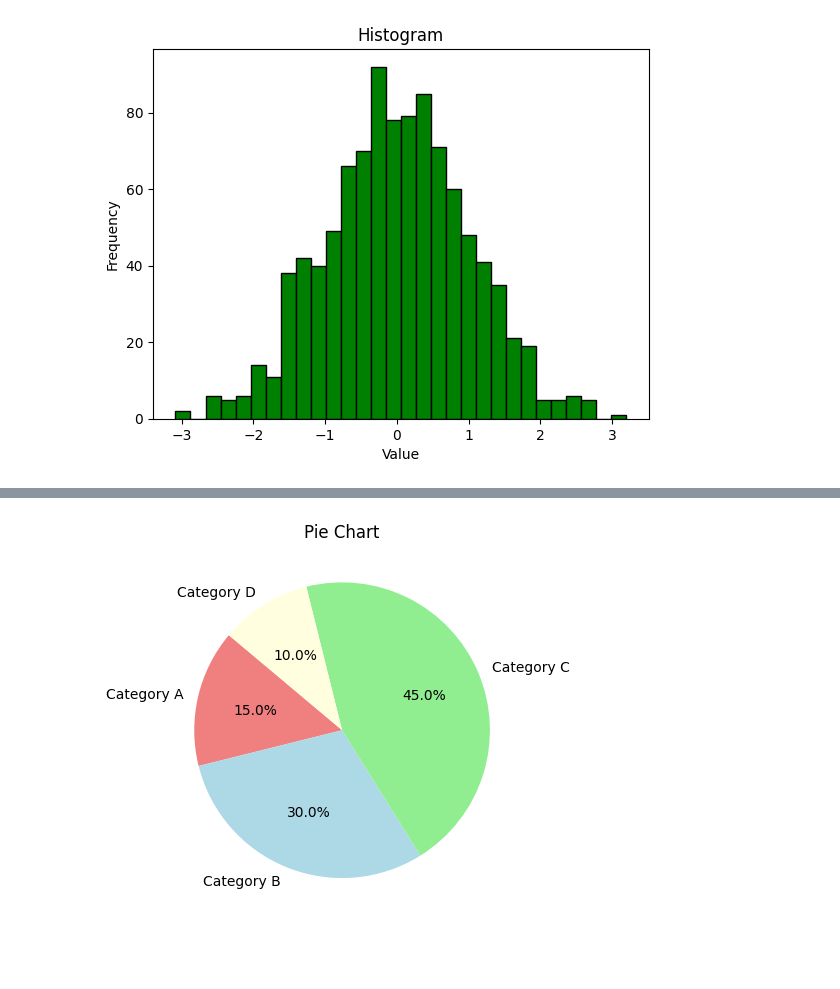
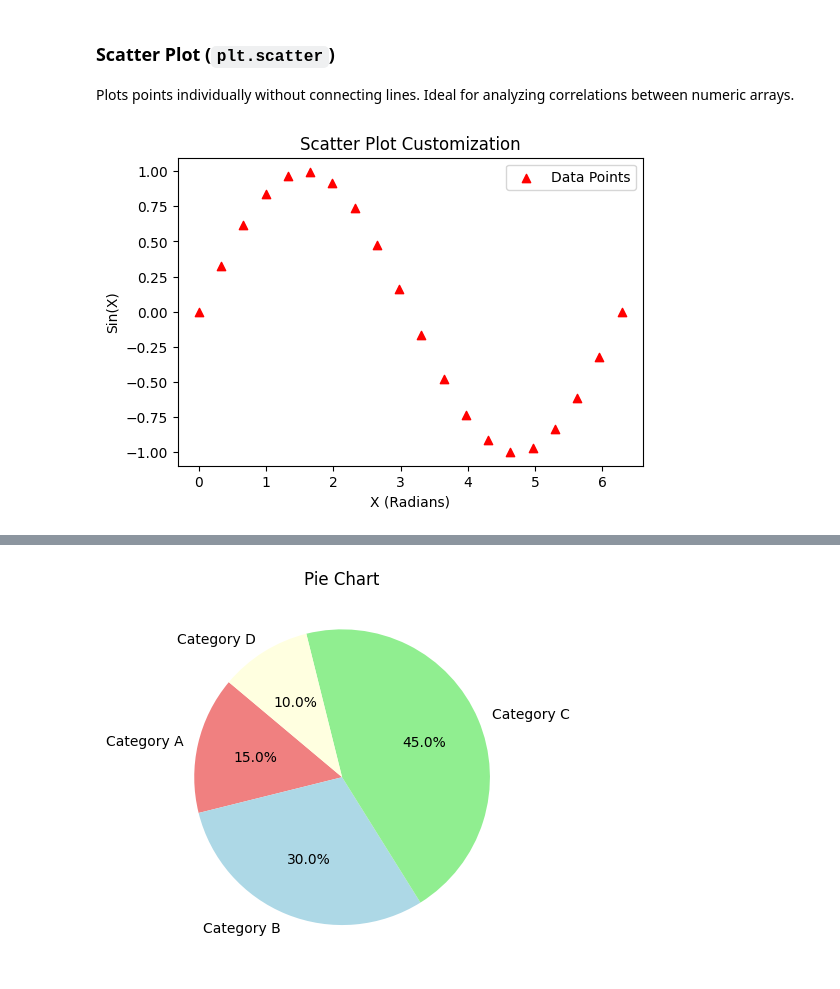
Before and after one commit to johnh-04/scientific-python, a Jupyter notebook: 04-matplotlib.ipynb, the cells around one changed output, grey strips where cells are left out. Cells and saved outputs as stored; diff of their text form; code cells hidden in the pictures; blank space fills up the shorter version.

```diff
--- a/04-matplotlib.ipynb
+++ b/04-matplotlib.ipynb
@@ -35,11 +34,16 @@ plt.show()  # Display the plot
-# %%
-# Histogram
-data = np.random.randn(1000)  # Generate 1000 random numbers from a normal distribution
-
-plt.hist(data, bins=30, color='green', edgecolor='black')  # Create a histogram with 30 bins
-plt.xlabel("Value")  # Set label for X-axis
-plt.ylabel("Frequency")  # Set label for Y-axis
-plt.title("Histogram")  # Set title for the plot
-plt.show()  # Display the plot
-# %% [output]
-[figure, removed]
+# %% [markdown]
+### Scatter Plot (`plt.scatter`)
+Plots points individually without connecting lines. Ideal for analyzing correlations between numeric arrays.
+# %%
+x_scatter = np.linspace(0, 2 * np.pi, 20)
+y_scatter = np.sin(x_scatter)
+
+plt.figure(figsize=(6, 4))
+plt.scatter(x_scatter, y_scatter, color='red', marker='^', label='Data Points')
+plt.xlabel("X (Radians)")
+plt.ylabel("Sin(X)")
+plt.title("Scatter Plot Customization")
+plt.legend()
+plt.show()
+# %% [output]
+[figure, added]
```
Also changed, not shown: parts of 28 cells of this notebook, 13 other files.
